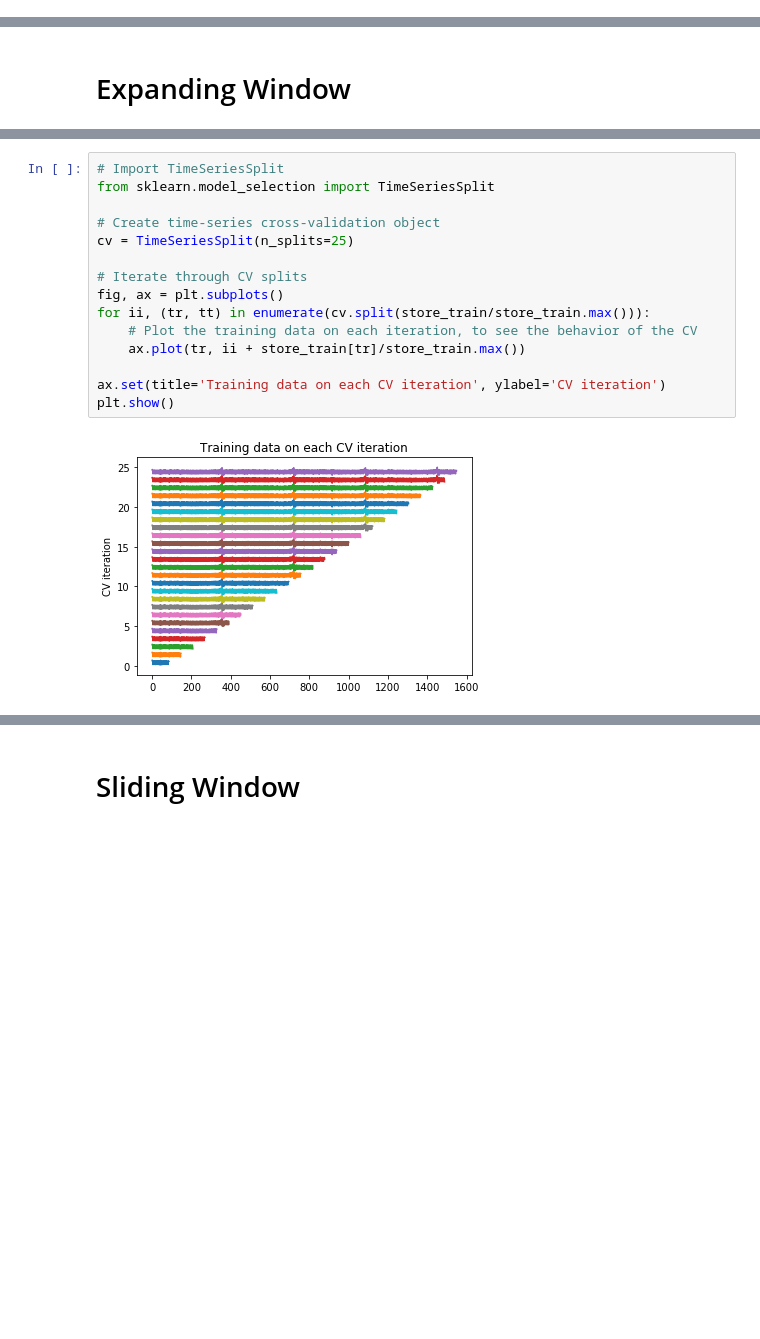
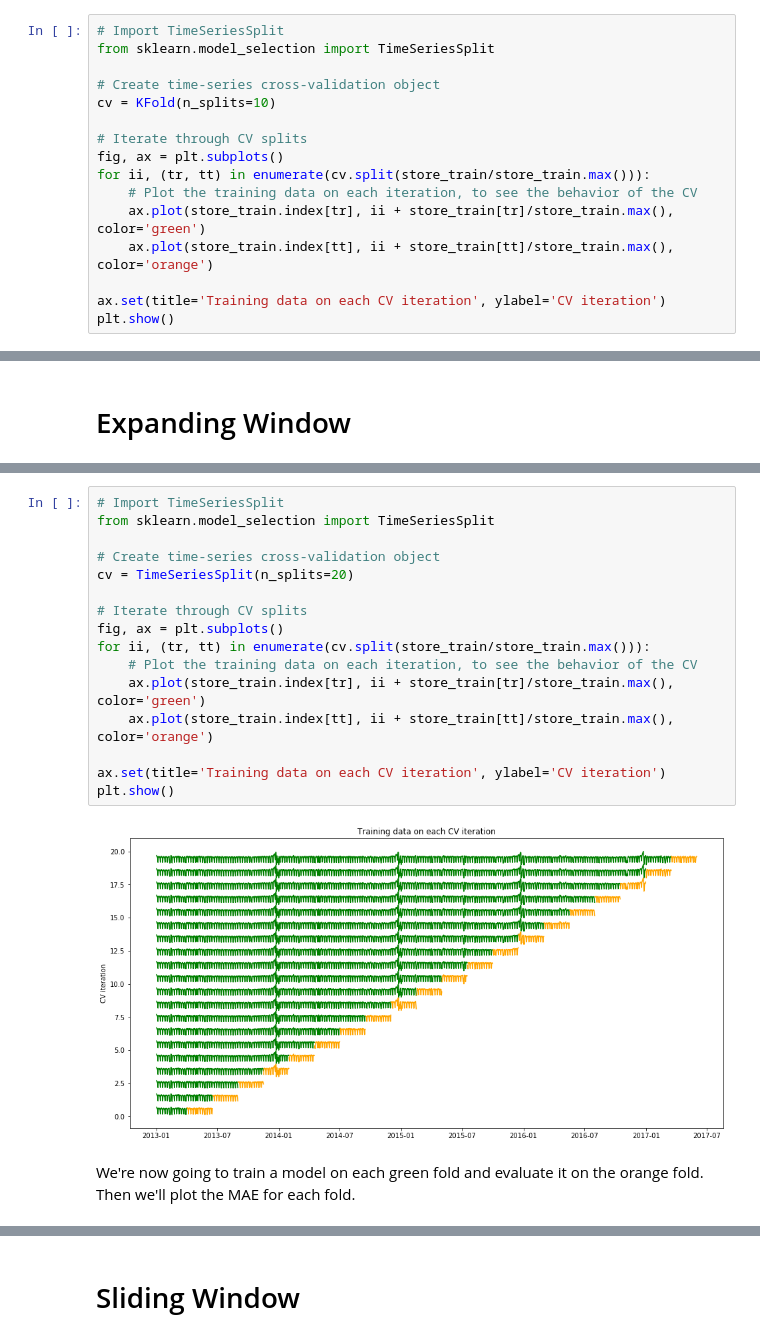
Before and after one commit to LDSSA/batch3-students, a Jupyter notebook: S03 - Time Series/BLU06 - Machine Learning for Time Series/BLU06 - Learning Notebook - Part 3 of 3 - Time Series Cross Validation and Uncertainty.ipynb, the cells around one changed output, grey strips where cells are left out. Drawn from its saved outputs; the diff is of its cells as text; blank space fills up the shorter version.

```diff
--- a/S03 - Time Series/BLU06 - Machine Learning for Time Series/BLU06 - Learning Notebook - Part 3 of 3 - Time Series Cross Validation and Uncertainty.ipynb
+++ b/S03 - Time Series/BLU06 - Machine Learning for Time Series/BLU06 - Learning Notebook - Part 3 of 3 - Time Series Cross Validation and Uncertainty.ipynb
@@ -191,0 +198,16 @@ Unlike the datasets we used in the bootcamp and first hackathon where we wouldn'
+# %%
+# Import TimeSeriesSplit
+from sklearn.model_selection import TimeSeriesSplit
+
+# Create time-series cross-validation object
+cv = KFold(n_splits=10)
+
+# Iterate through CV splits
+fig, ax = plt.subplots()
+for ii, (tr, tt) in enumerate(cv.split(store_train/store_train.max())):
+    # Plot the training data on each iteration, to see the behavior of the CV
+    ax.plot(store_train.index[tr], ii + store_train[tr]/store_train.max(), color='green')
+    ax.plot(store_train.index[tt], ii + store_train[tt]/store_train.max(), color='orange')
+
+ax.set(title='Training data on each CV iteration', ylabel='CV iteration')
+plt.show()
@@ -194,20 +222,23 @@ Unlike the datasets we used in the bootcamp and first hackathon where we wouldn'
 # %%
 # Import TimeSeriesSplit
 from sklearn.model_selection import TimeSeriesSplit
 
 # Create time-series cross-validation object
-cv = TimeSeriesSplit(n_splits=25)
+cv = TimeSeriesSplit(n_splits=20)
 
 # Iterate through CV splits
 fig, ax = plt.subplots()
 for ii, (tr, tt) in enumerate(cv.split(store_train/store_train.max())):
     # Plot the training data on each iteration, to see the behavior of the CV
-    ax.plot(tr, ii + store_train[tr]/store_train.max())
+    ax.plot(store_train.index[tr], ii + store_train[tr]/store_train.max(), color='green')
+    ax.plot(store_train.index[tt], ii + store_train[tt]/store_train.max(), color='orange')
 
 ax.set(title='Training data on each CV iteration', ylabel='CV iteration')
 plt.show()
 # %% [output]
-[figure, old version]
+[figure, new version]
+# %% [markdown]
+We're now going to train a model on each green fold and evaluate it on the orange fold. Then we'll plot the MAE for each fold.
 # %%
 X = store_train
 
```
Also changed, not shown: parts of 32 cells of this notebook, 2 other files.
